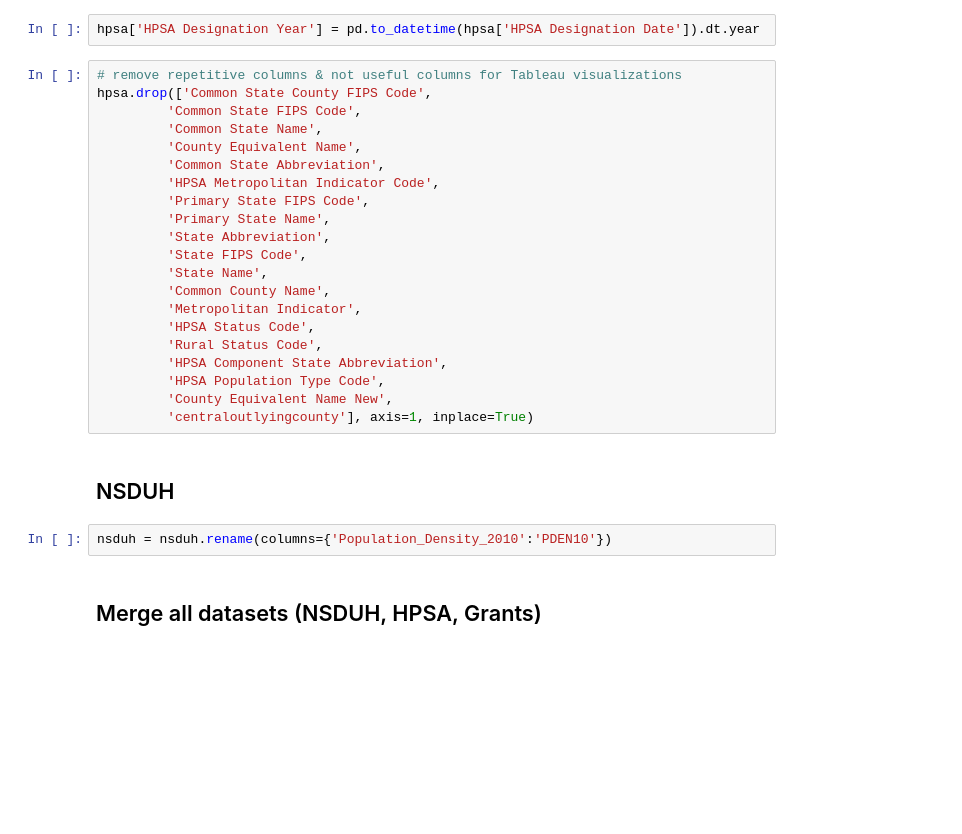
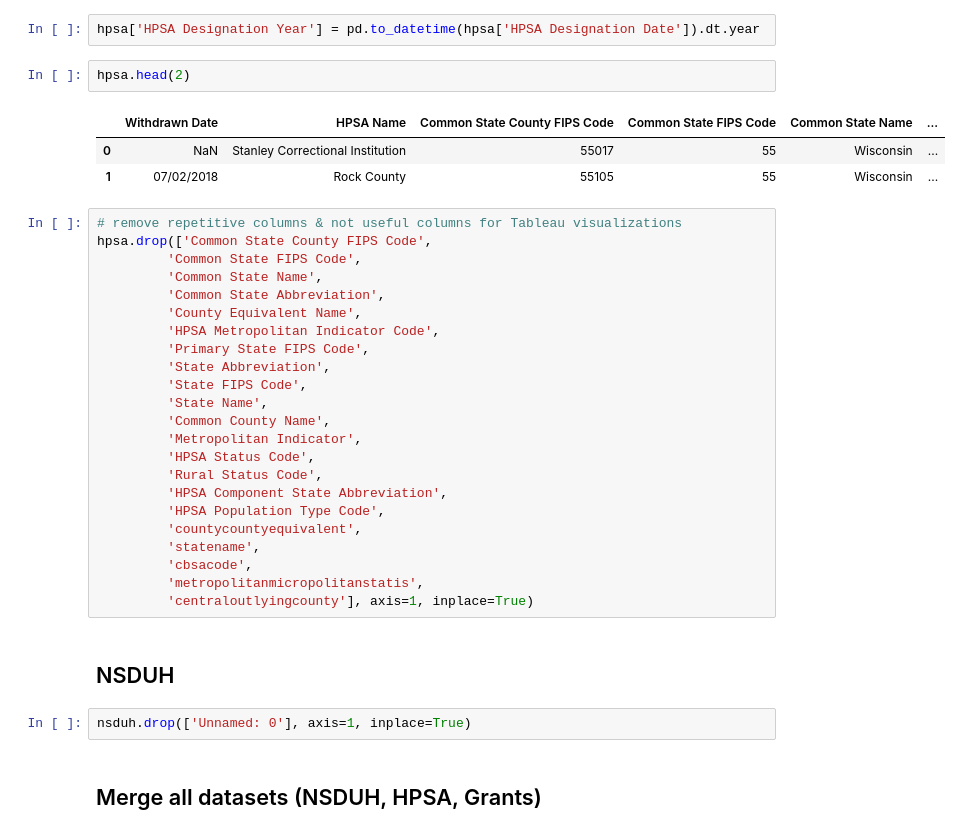
Before and after one commit to ml42322/correlationone_team2, a Jupyter notebook: Datasets Merge for Tableau.ipynb, the cells around one changed output. Drawn from its saved outputs; the diff is of its cells as text; blank space fills up the shorter version.

```diff
--- a/Datasets Merge for Tableau.ipynb
+++ b/Datasets Merge for Tableau.ipynb
@@ -40,16 +63,21 @@ hpsa = hpsa[~hpsa['metropolitanmicropolitanstatis'].isnull()]
 hpsa['HPSA Withdrawn Year'] = pd.to_datetime(hpsa['Withdrawn Date']).dt.year
 # %%
 hpsa['HPSA Designation Year'] = pd.to_datetime(hpsa['HPSA Designation Date']).dt.year
+# %%
+hpsa.head(2)
+# %% [output]
+|  | Withdrawn Date | HPSA Name | Common State County FIPS Code | Common State FIPS Code | Common State Name | ... |
+| 0 | NaN | Stanley Correctional Institution | 55017 | 55 | Wisconsin | ... |
+| 1 | 07/02/2018 | Rock County | 55105 | 55 | Wisconsin | ... |
 # %%
 # remove repetitive columns & not useful columns for Tableau visualizations
 hpsa.drop(['Common State County FIPS Code',
          'Common State FIPS Code',
          'Common State Name',
+         'Common State Abbreviation',
          'County Equivalent Name',
-         'Common State Abbreviation',
          'HPSA Metropolitan Indicator Code',
          'Primary State FIPS Code',
-         'Primary State Name',
          'State Abbreviation',
          'State FIPS Code',
          'State Name',
@@ -59,12 +87,15 @@ hpsa.drop(['Common State County FIPS Code',
          'Rural Status Code',
          'HPSA Component State Abbreviation',
          'HPSA Population Type Code',
-         'County Equivalent Name New',
+         'countycountyequivalent',
+         'statename',
+         'cbsacode',
+         'metropolitanmicropolitanstatis',
          'centraloutlyingcounty'], axis=1, inplace=True)
 # %% [markdown]
 ## NSDUH
-# %%
-nsduh = nsduh.rename(columns={'Population_Density_2010':'PDEN10'})
+# %%
+nsduh.drop(['Unnamed: 0'], axis=1, inplace=True)
 # %% [markdown]
 ## Merge all datasets (NSDUH, HPSA, Grants)
 # %%
```
Also changed, not shown: parts of 22 cells of this notebook.
